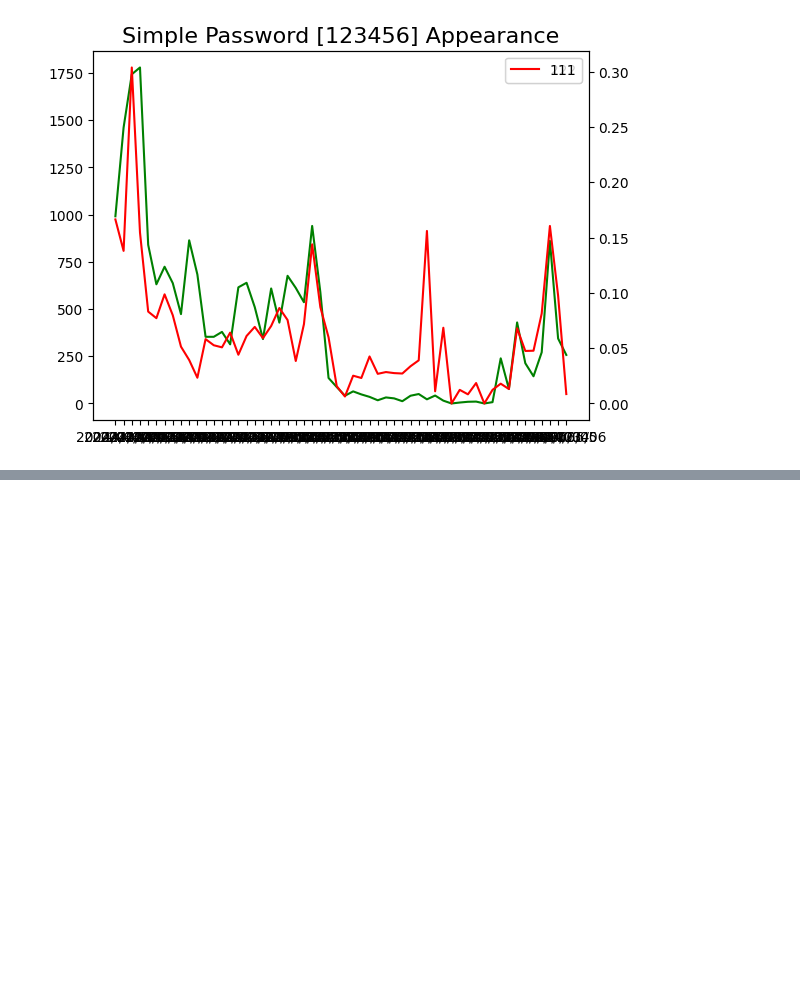
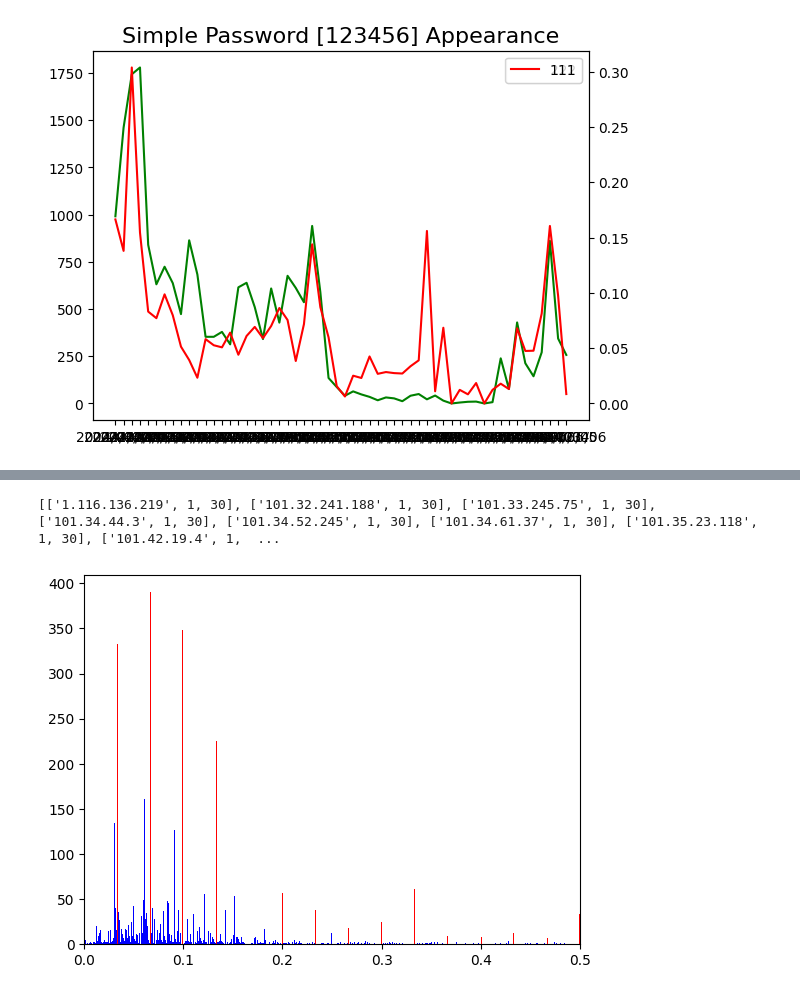
Before and after one commit to ChengShusss/brute-record-analysis, a Jupyter notebook: process/ch2_password_analysis.ipynb, the cells around one changed output, grey strips where cells are left out. Cells and saved outputs as stored; diff of their text form; code cells hidden in the pictures; blank space fills up the shorter version.

Commit message:
feat: find strange hist distribution

```diff
--- a/process/ch2_password_analysis.ipynb
+++ b/process/ch2_password_analysis.ipynb
@@ -162,0 +181,46 @@ plt.show()
+# %%
+## this is implement for plot simple password [123456] count plot
+import matplotlib.pyplot as plt
+
+def plot_appear_per_ip_hist():
+
+    data_count, text_count = load_data("dataset/extracted/ip-count.log")
+    ip_map = {}
+    for i in range(len(text_count)):
+        ip_map[text_count[i]] = data_count[i]
+
+    data_specific, text_specific = load_data("dataset/extracted/ch2/123456-ip-count.log")
+
+    y1 = [0 for _ in range(len(text_specific))] # appearance count
+    y2 = [0 for _ in range(len(text_specific))] # appear proportion
+    hints = []
+    series_1 = []
+    series_2 = []
+    for i in range(len(text_specific)):
+        ip = text_specific[i]
+        total = ip_map[ip]
+        y1[i] = total
+        y2[i] = data_specific[i]/total
+        # proportions.append(data_specific[i]/total)
+
+        prop = data_specific[i]/total
+        if (data_specific[i] * 30) % total == 0:
+            hints.append([ip, data_specific[i], total])
+            series_1.append(prop)
+        else:
+            series_2.append(prop)
+
+
+        # series_2.append(prop)
+
+    print(hints)
+
+    plt.hist(series_2, bins=1000, color='b')
+    plt.hist(series_1, bins=1000, color='r')
+    plt.xlim(0, 0.5)
+
+plot_appear_per_ip_hist()
+plt.show()
+# %% [output]
+[['1.116.136.219', 1, 30], ['101.32.241.188', 1, 30], ['101.33.245.75', 1, 30], ['101.34.44.3', 1, 30], ['101.34.52.245', 1, 30], ['101.34.61.37', 1, 30], ['101.35.23.118', 1, 30], ['101.42.19.4', 1,  ...
+[figure, added]
```
Also changed, not shown: parts of 3 cells of this notebook, 4 other files.
